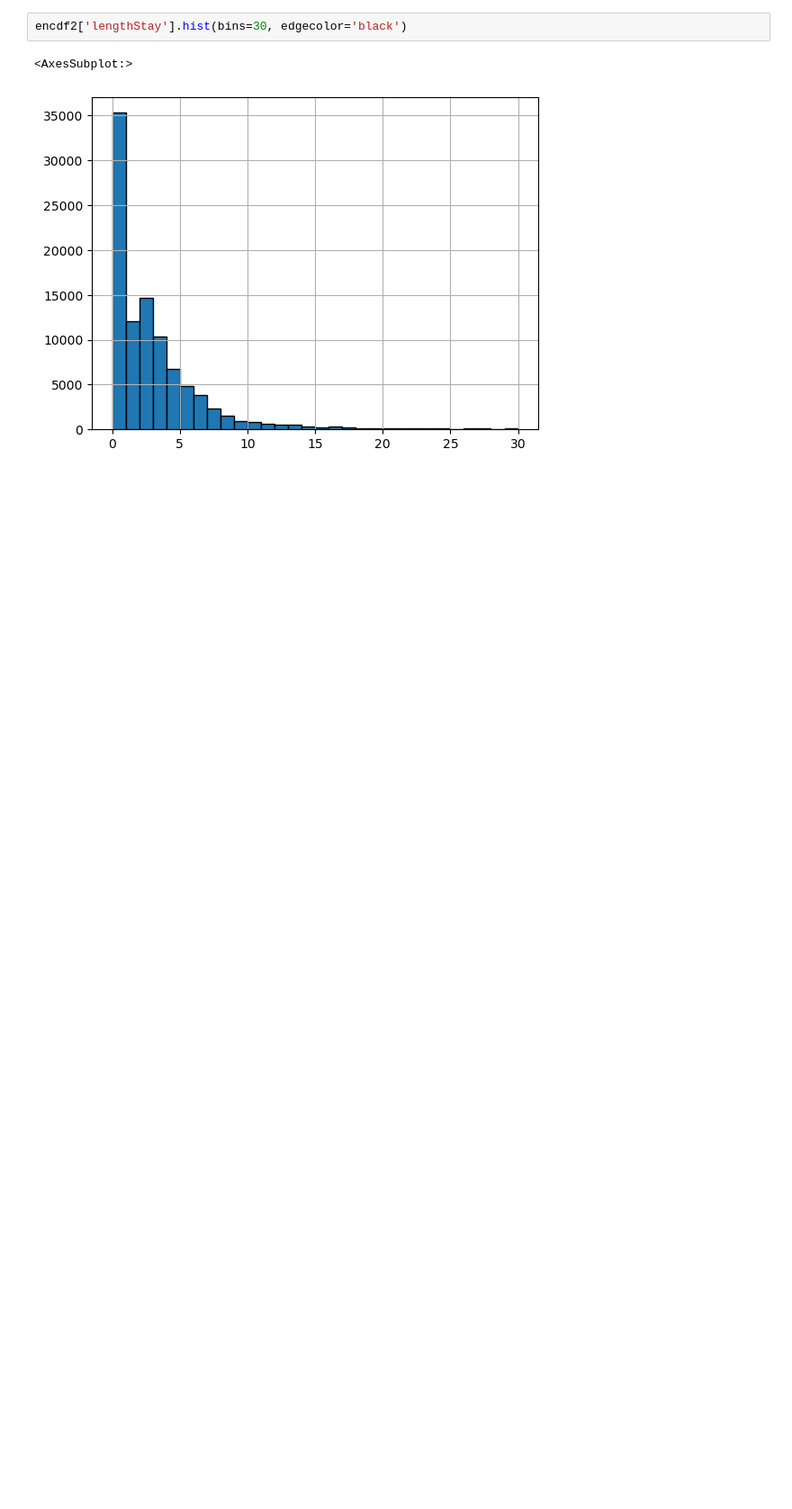
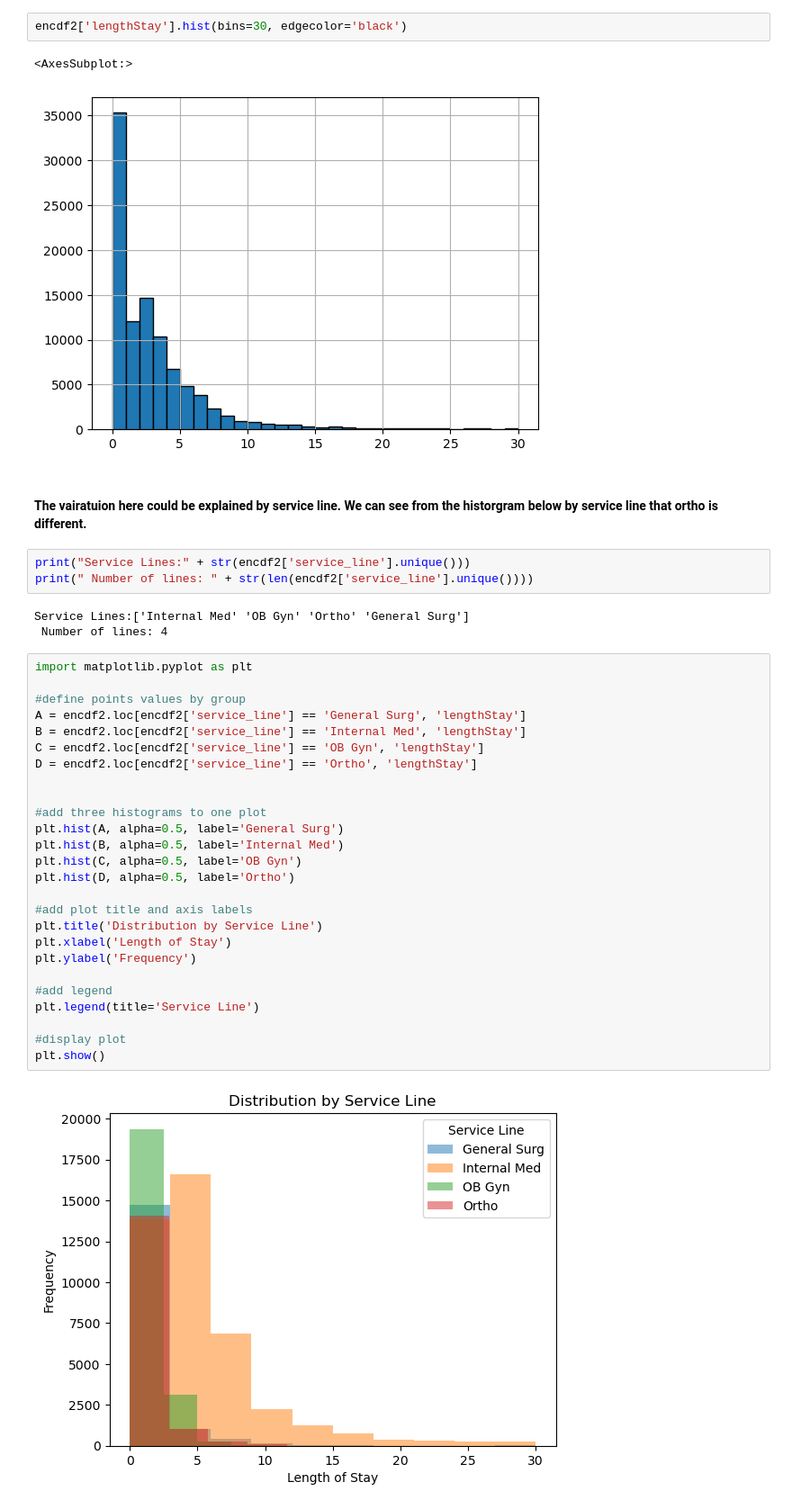
Before and after one commit to alyssaCrawfordAK/HospitalEncounter, a Jupyter notebook: HospitalEncounterAnalysis.ipynb, the cells around one changed output. Shown at 90% size. Saved outputs shown, nothing was run; the diff lists cells and outputs as text; blank space fills up the shorter version.

```diff
--- a/HospitalEncounterAnalysis.ipynb
+++ b/HospitalEncounterAnalysis.ipynb
@@ -197,3 +182,39 @@ encdf2['lengthStay'].hist(bins=30, edgecolor='black')
 # %% [output]
 <AxesSubplot:>
 [figure]
+# %% [markdown]
+####  The vairatuion here could be explained by service line. We can see from the historgram below by service line that ortho is different.
+# %%
+print("Service Lines:" + str(encdf2['service_line'].unique()))
+print(" Number of lines: " + str(len(encdf2['service_line'].unique())))
+# %% [output]
+Service Lines:['Internal Med' 'OB Gyn' 'Ortho' 'General Surg']
+ Number of lines: 4
+# %%
+import matplotlib.pyplot as plt
+
+#define points values by group
+A = encdf2.loc[encdf2['service_line'] == 'General Surg', 'lengthStay']
+B = encdf2.loc[encdf2['service_line'] == 'Internal Med', 'lengthStay']
+C = encdf2.loc[encdf2['service_line'] == 'OB Gyn', 'lengthStay']
+D = encdf2.loc[encdf2['service_line'] == 'Ortho', 'lengthStay']
+
+
+#add three histograms to one plot
+plt.hist(A, alpha=0.5, label='General Surg')
+plt.hist(B, alpha=0.5, label='Internal Med')
+plt.hist(C, alpha=0.5, label='OB Gyn')
+plt.hist(D, alpha=0.5, label='Ortho')
+
+#add plot title and axis labels
+plt.title('Distribution by Service Line')
+plt.xlabel('Length of Stay')
+plt.ylabel('Frequency')
+
+#add legend
+plt.legend(title='Service Line')
+
+#display plot
+plt.show()
+# %% [output]
+[figure, added]
```
Also changed, not shown: parts of 7 cells of this notebook.
